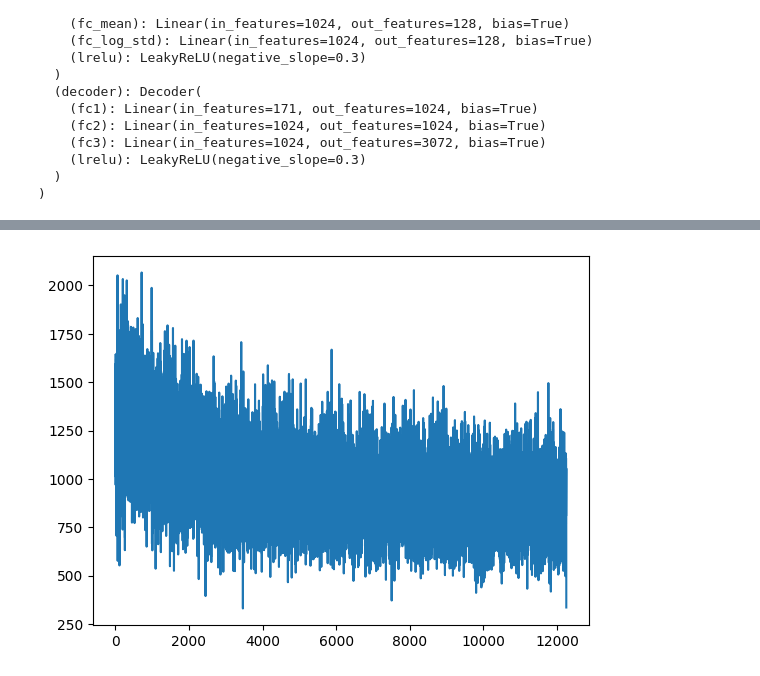
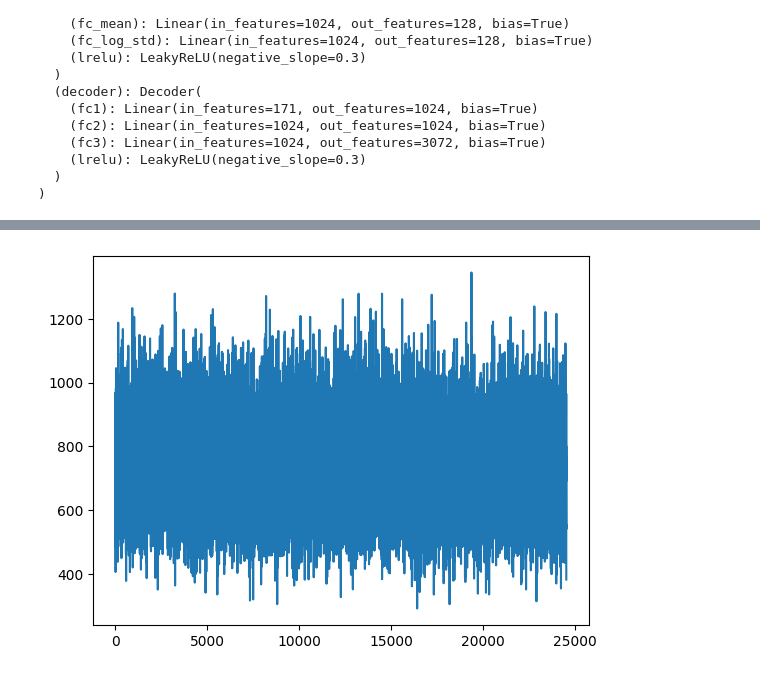
Before and after one commit to szymonsteccc/ssne_26L, a Jupyter notebook: generatywne/rozwiazanie.ipynb, the cells around one changed output, grey strips where cells are left out. Saved outputs shown, nothing was run; the diff lists cells and outputs as text; code cells hidden in the pictures.

```diff
--- a/generatywne/rozwiazanie.ipynb
+++ b/generatywne/rozwiazanie.ipynb
@@ -70,7 +70,7 @@ class_to_idx = {c: i for i, c in enumerate(all_classes)}
 
 idx = torch.tensor([class_to_idx[x] for x in all_classes])
 
-onehot = nn.functional.one_hot(idx, num_classes=len(all_classes))
+onehot = nn.functional.one_hot(idx, num_classes=len(all_classes)).to(device)
 
 print(onehot[torch.tensor([0, 1, 2])])
 # %% [output]
@@ -147,7 +148,7 @@ VAE(
   )
 )
 # %%
-EPOCHS = 5
+EPOCHS = 10
 losses = []
 
 utils.train(
@@ -173,4 +179,4 @@ plt.show()
-[figure, old version]
+[figure, new version]
 # %%
 save_model(vae, "output/vae_model.pt")
 # %%
```
Also changed, not shown: parts of 15 cells of this notebook.
